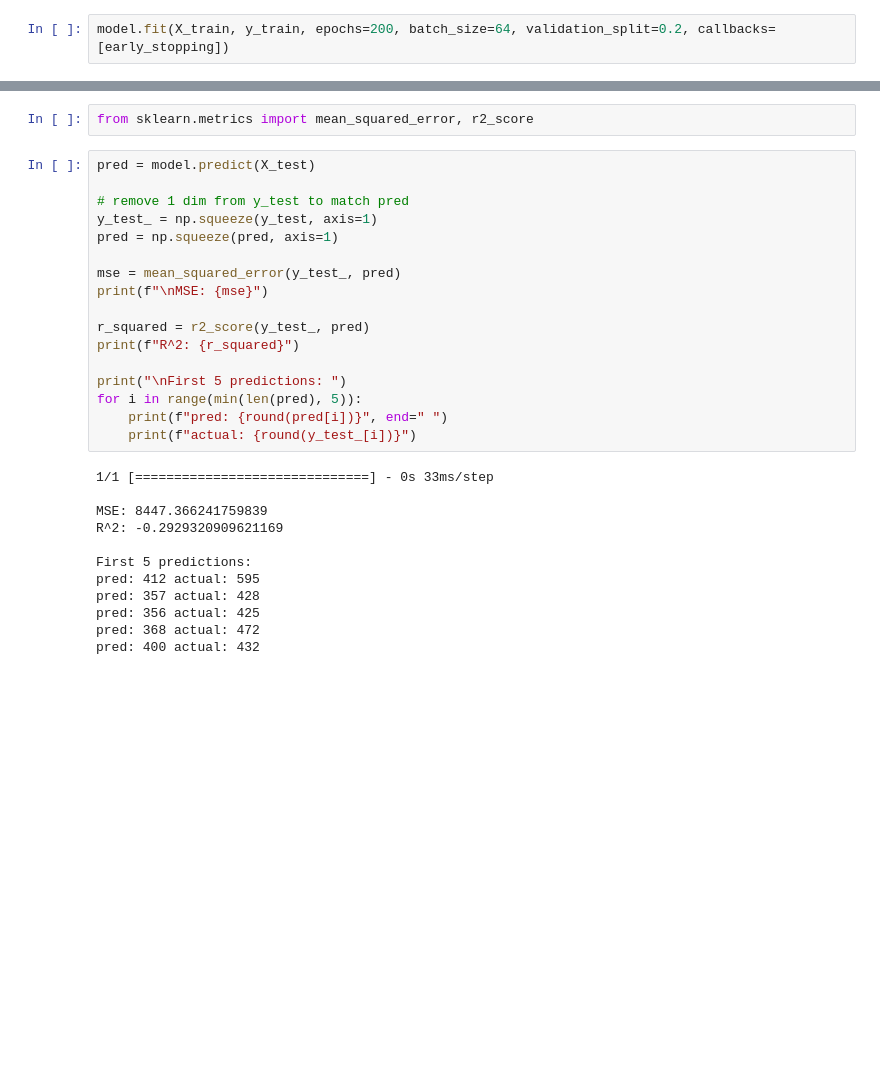
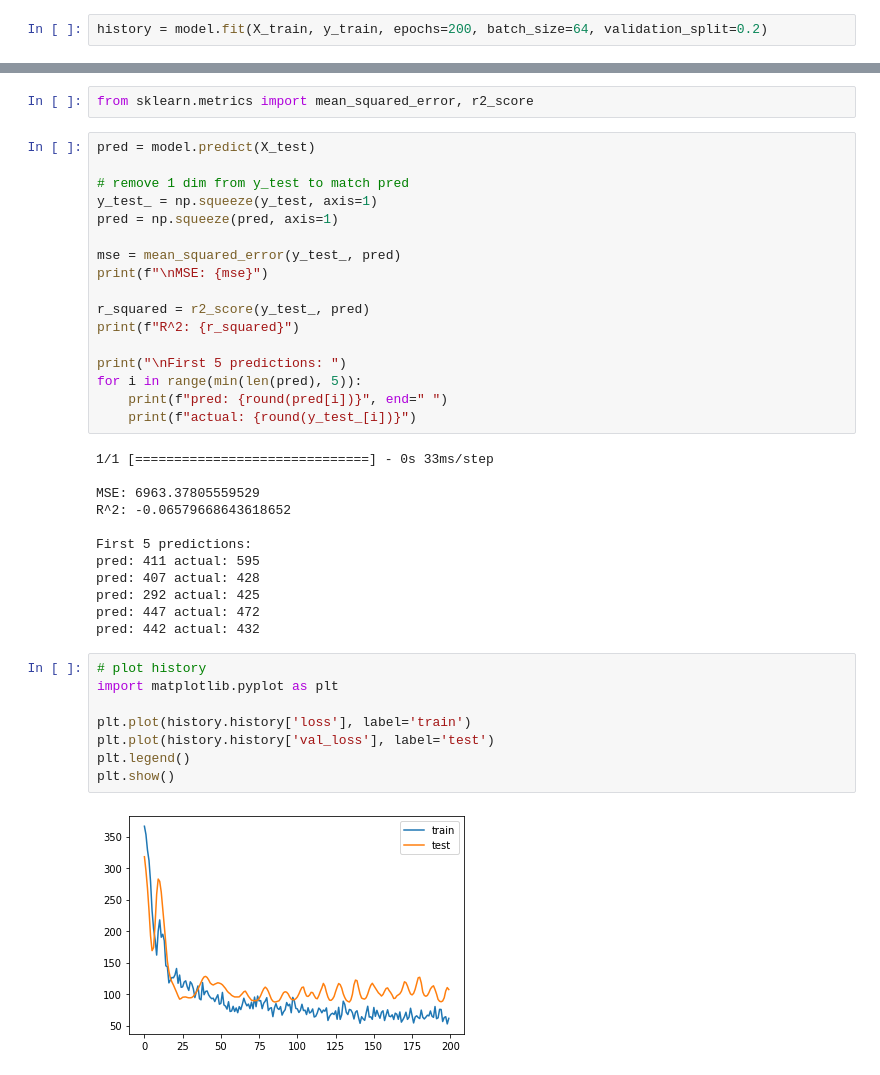
Before and after one commit to cristianionescu7/ERP_group3, a Jupyter notebook: rnn.ipynb, the cells around one changed output, grey strips where cells are left out. Cells and saved outputs as stored; diff of their text form; blank space fills up the shorter version.

Commit message:
added plot

```diff
--- a/rnn.ipynb
+++ b/rnn.ipynb
@@ -150,6 +150,6 @@ Trainable params: 88,577
 Non-trainable params: 0
 _________________________________________________________________
 # %%
-model.fit(X_train, y_train, epochs=200, batch_size=64, validation_split=0.2, callbacks=[early_stopping])
+history = model.fit(X_train, y_train, epochs=200, batch_size=64, validation_split=0.2)
 # %% [output]
 Epoch 1/200
@@ -194,12 +193,22 @@ for i in range(min(len(pred), 5)):
 # %% [output]
 1/1 [==============================] - 0s 33ms/step
 
-MSE: 8447.366241759839
-R^2: -0.2929320909621169
+MSE: 6963.37805559529
+R^2: -0.06579668643618652
 
 First 5 predictions:
-pred: 412 actual: 595
-pred: 357 actual: 428
-pred: 356 actual: 425
-pred: 368 actual: 472
-pred: 400 actual: 432
+pred: 411 actual: 595
+pred: 407 actual: 428
+pred: 292 actual: 425
+pred: 447 actual: 472
+pred: 442 actual: 432
+# %%
+# plot history
+import matplotlib.pyplot as plt
+
+plt.plot(history.history['loss'], label='train')
+plt.plot(history.history['val_loss'], label='test')
+plt.legend()
+plt.show()
+# %% [output]
+[figure, added]
```
Also changed, not shown: parts of 3 cells of this notebook.
